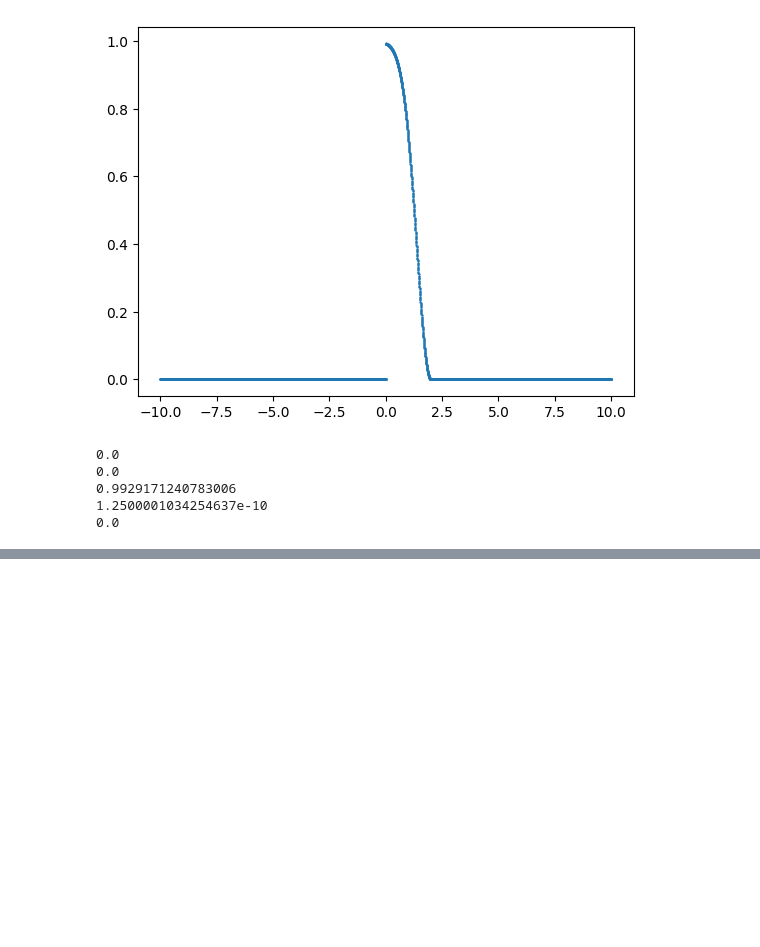
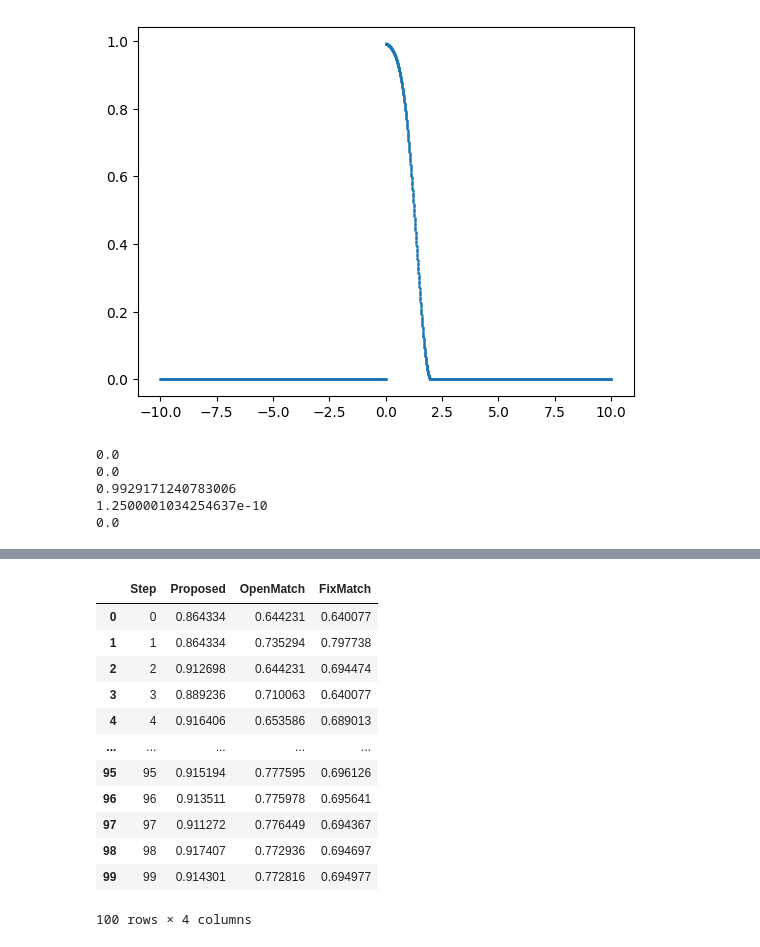
Before and after one commit to bogus215/SafeSSL-Calibration, a Jupyter notebook: jupyters/figure.ipynb, the cells around one changed output, grey strips where cells are left out. Drawn from its saved outputs; the diff is of its cells as text; code cells hidden in the pictures; blank space fills up the shorter version.

```diff
--- a/jupyters/figure.ipynb
+++ b/jupyters/figure.ipynb
@@ -301,0 +366,16 @@ def coef_1(loss, min_, max_):
+# %%
+data
+# %% [output]
+|  | Step | Proposed | OpenMatch | FixMatch |
+| 0 | 0 | 0.864334 | 0.644231 | 0.640077 |
+| 1 | 1 | 0.864334 | 0.735294 | 0.797738 |
+| 2 | 2 | 0.912698 | 0.644231 | 0.694474 |
+| 3 | 3 | 0.889236 | 0.710063 | 0.640077 |
+| 4 | 4 | 0.916406 | 0.653586 | 0.689013 |
+| ... | ... | ... | ... | ... |
+| 95 | 95 | 0.915194 | 0.777595 | 0.696126 |
+| 96 | 96 | 0.913511 | 0.775978 | 0.695641 |
+| 97 | 97 | 0.911272 | 0.776449 | 0.694367 |
+| 98 | 98 | 0.917407 | 0.772936 | 0.694697 |
+| 99 | 99 | 0.914301 | 0.772816 | 0.694977 |
+100 rows × 4 columns
```
Also changed, not shown: parts of 3 cells of this notebook.
